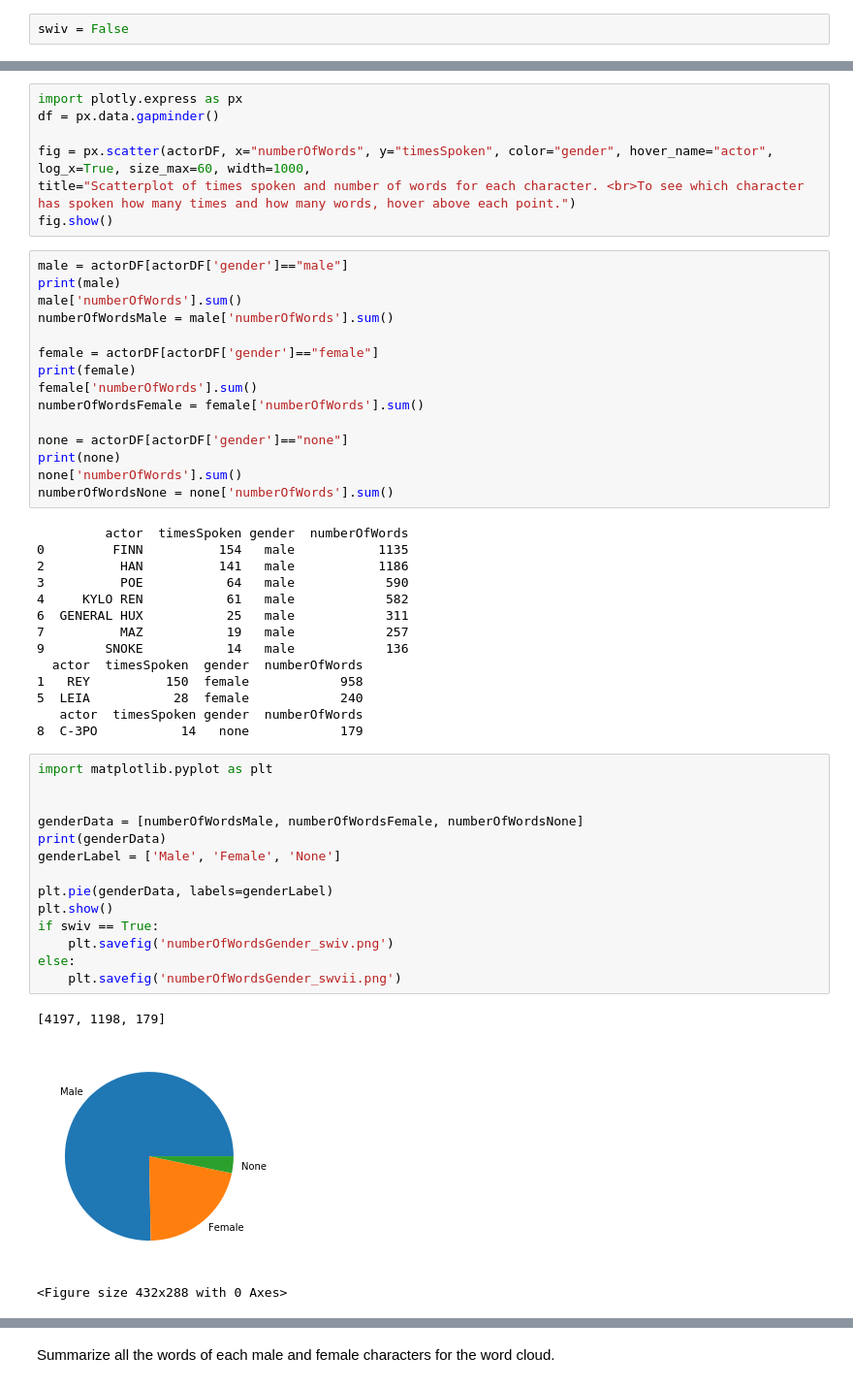
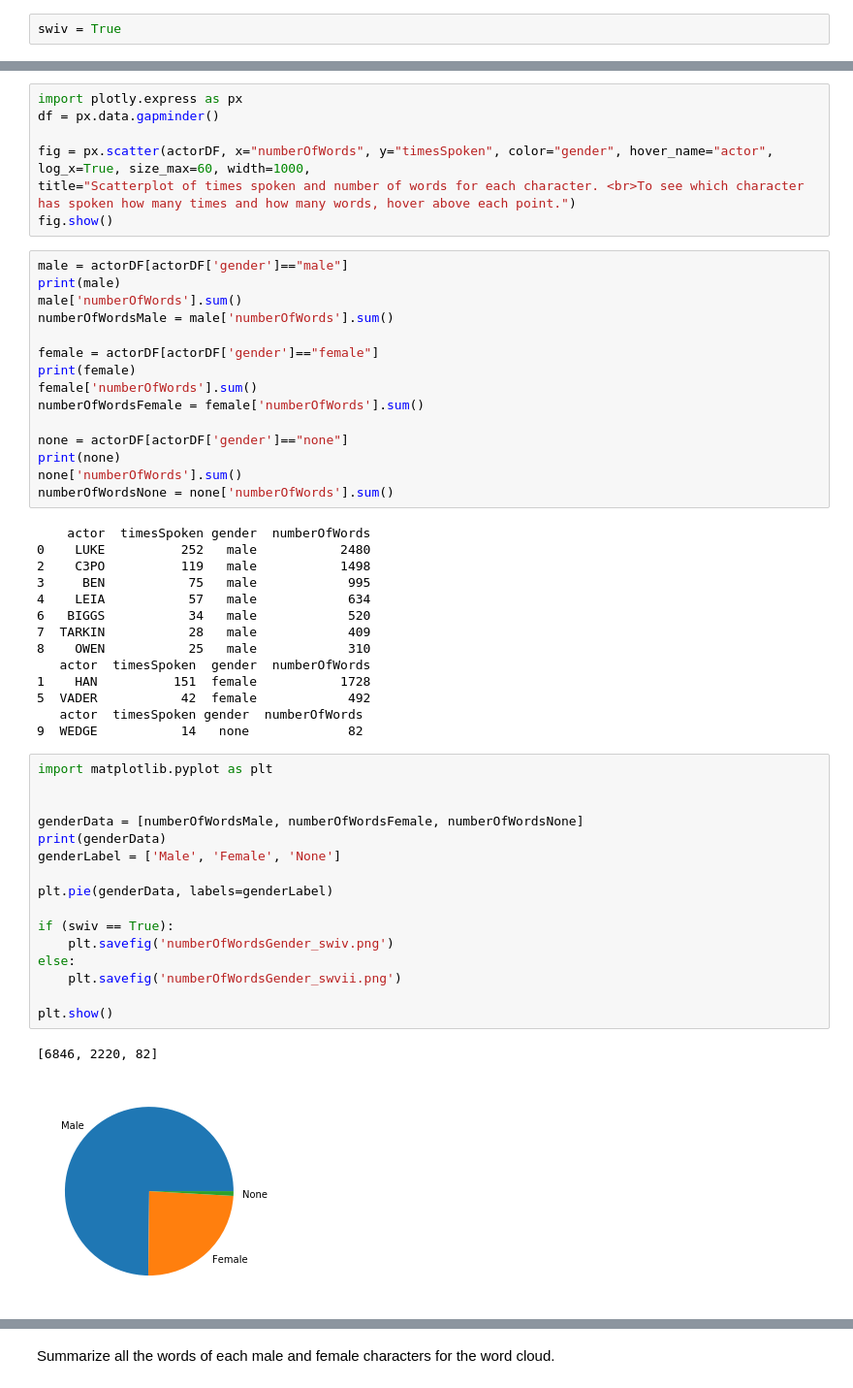
Before and after one commit to SamuelEffler/UniTueDataLiteracy, a Jupyter notebook: exp/parser/output/dataVisualization.ipynb, the cells around one changed output, grey strips where cells are left out. Shown: that part at 97% size. Drawn from its saved outputs; the diff is of its cells as text.

Commit message:
fixed a gender mistake

```diff
--- a/exp/parser/output/dataVisualization.ipynb
+++ b/exp/parser/output/dataVisualization.ipynb
@@ -6,7 +6,7 @@ import numpy as np
 # %% [markdown]
 Decide which movie should be investigated and plotted. Set star wars four (swiv) to true if yozu want to analyze this movie. If you want to analyze the seventh movie (swvii), you have to set swiv to false.
 # %%
-swiv = False
+swiv = True
 # %%
 if swiv == True:
     data = pd.read_csv("swiv.csv")
@@ -157,37 +160,38 @@ print(none)
 none['numberOfWords'].sum()
 numberOfWordsNone = none['numberOfWords'].sum()
 # %% [output]
-         actor  timesSpoken gender  numberOfWords
-0         FINN          154   male           1135
-2          HAN          141   male           1186
-3          POE           64   male            590
-4     KYLO REN           61   male            582
-6  GENERAL HUX           25   male            311
-7          MAZ           19   male            257
-9        SNOKE           14   male            136
-  actor  timesSpoken  gender  numberOfWords
-1   REY          150  female            958
-5  LEIA           28  female            240
+    actor  timesSpoken gender  numberOfWords
+0    LUKE          252   male           2480
+2    C3PO          119   male           1498
+3     BEN           75   male            995
+4    LEIA           57   male            634
+6   BIGGS           34   male            520
+7  TARKIN           28   male            409
+8    OWEN           25   male            310
+   actor  timesSpoken  gender  numberOfWords
+1    HAN          151  female           1728
+5  VADER           42  female            492
    actor  timesSpoken gender  numberOfWords
-8  C-3PO           14   none            179
+9  WEDGE           14   none             82
 # %%
 import matplotlib.pyplot as plt
 
 
 genderData = [numberOfWordsMale, numberOfWordsFemale, numberOfWordsNone]
 print(genderData)
 genderLabel = ['Male', 'Female', 'None']
 
 plt.pie(genderData, labels=genderLabel)
-plt.show()
-if swiv == True:
+
+if (swiv == True):
     plt.savefig('numberOfWordsGender_swiv.png')
 else:
     plt.savefig('numberOfWordsGender_swvii.png')
+
+plt.show()
 # %% [output]
-[4197, 1198, 179]
+[6846, 2220, 82]
-[figure, old version]
+[figure, new version]
-<Figure size 432x288 with 0 Axes>
 # %%
 male = actorDF[actorDF['gender']=="male"]
 print(male)
```
Also changed, not shown: parts of 9 cells of this notebook.
